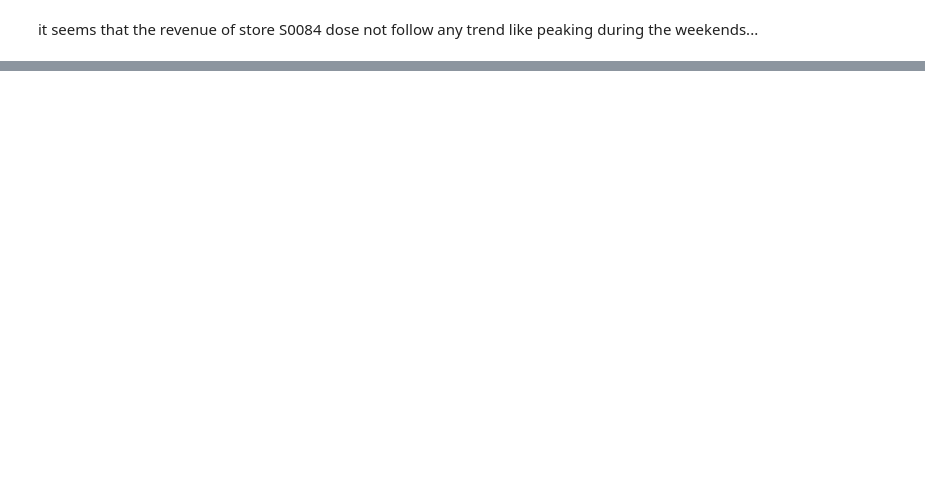
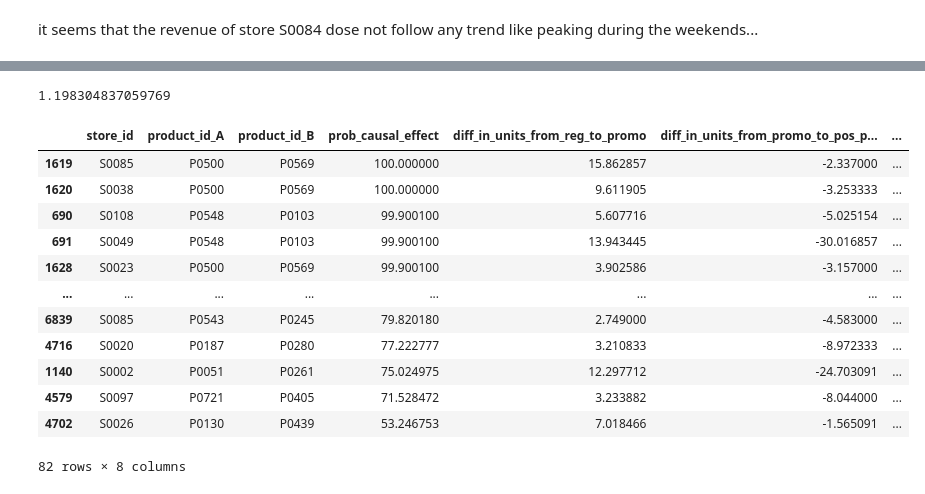
Before and after one commit to dinhgiangltk/analysis-projects, a Jupyter notebook: product_cannibalization/case_product_promotion.ipynb, the cells around one changed output, grey strips where cells are left out. Cells and saved outputs as stored; diff of their text form; code cells hidden in the pictures; blank space fills up the shorter version.

```diff
--- a/product_cannibalization/case_product_promotion.ipynb
+++ b/product_cannibalization/case_product_promotion.ipynb
@@ -817,0 +332,32 @@ Error:
+# %%
+hierarchy_level = "hierarchy5_id"
+df_CI_analysis\
+    .reindex(columns=["store_id","product_id_A","product_id_B","prob_causal_effect","diff_in_units_from_reg_to_promo","diff_in_units_from_promo_to_pos_promo"])\
+    .merge(product_hierarchy[["product_id",hierarchy_level]].rename(columns=lambda x: x+'_A'))\
+    .merge(product_hierarchy[["product_id",hierarchy_level]].rename(columns=lambda x: x+'_B'))\
+    .query(f"{hierarchy_level}_A == {hierarchy_level}_B")\
+    .shape[0] / df_CI_analysis.shape[0] * 100
+# %% [output]
+1.198304837059769
+# %%
+hierarchy_level = "hierarchy5_id"
+df_CI_analysis\
+    .reindex(columns=["store_id","product_id_A","product_id_B","prob_causal_effect","diff_in_units_from_reg_to_promo","diff_in_units_from_promo_to_pos_promo"])\
+    .merge(product_hierarchy[["product_id",hierarchy_level]].rename(columns=lambda x: x+'_A'))\
+    .merge(product_hierarchy[["product_id",hierarchy_level]].rename(columns=lambda x: x+'_B'))\
+    .query(f"{hierarchy_level}_A == {hierarchy_level}_B")\
+    .sort_values("prob_causal_effect", ascending=False)
+# %% [output]
+|  | store_id | product_id_A | product_id_B | prob_causal_effect | diff_in_units_from_reg_to_promo | diff_in_units_from_promo_to_pos_p... | ... |
+| 1619 | S0085 | P0500 | P0569 | 100.000000 | 15.862857 | -2.337000 | ... |
+| 1620 | S0038 | P0500 | P0569 | 100.000000 | 9.611905 | -3.253333 | ... |
+| 690 | S0108 | P0548 | P0103 | 99.900100 | 5.607716 | -5.025154 | ... |
+| 691 | S0049 | P0548 | P0103 | 99.900100 | 13.943445 | -30.016857 | ... |
+| 1628 | S0023 | P0500 | P0569 | 99.900100 | 3.902586 | -3.157000 | ... |
+| ... | ... | ... | ... | ... | ... | ... | ... |
+| 6839 | S0085 | P0543 | P0245 | 79.820180 | 2.749000 | -4.583000 | ... |
+| 4716 | S0020 | P0187 | P0280 | 77.222777 | 3.210833 | -8.972333 | ... |
+| 1140 | S0002 | P0051 | P0261 | 75.024975 | 12.297712 | -24.703091 | ... |
+| 4579 | S0097 | P0721 | P0405 | 71.528472 | 3.233882 | -8.044000 | ... |
+| 4702 | S0026 | P0130 | P0439 | 53.246753 | 7.018466 | -1.565091 | ... |
+82 rows × 8 columns
```
Also changed, not shown: parts of 24 cells of this notebook, 8 other files.
